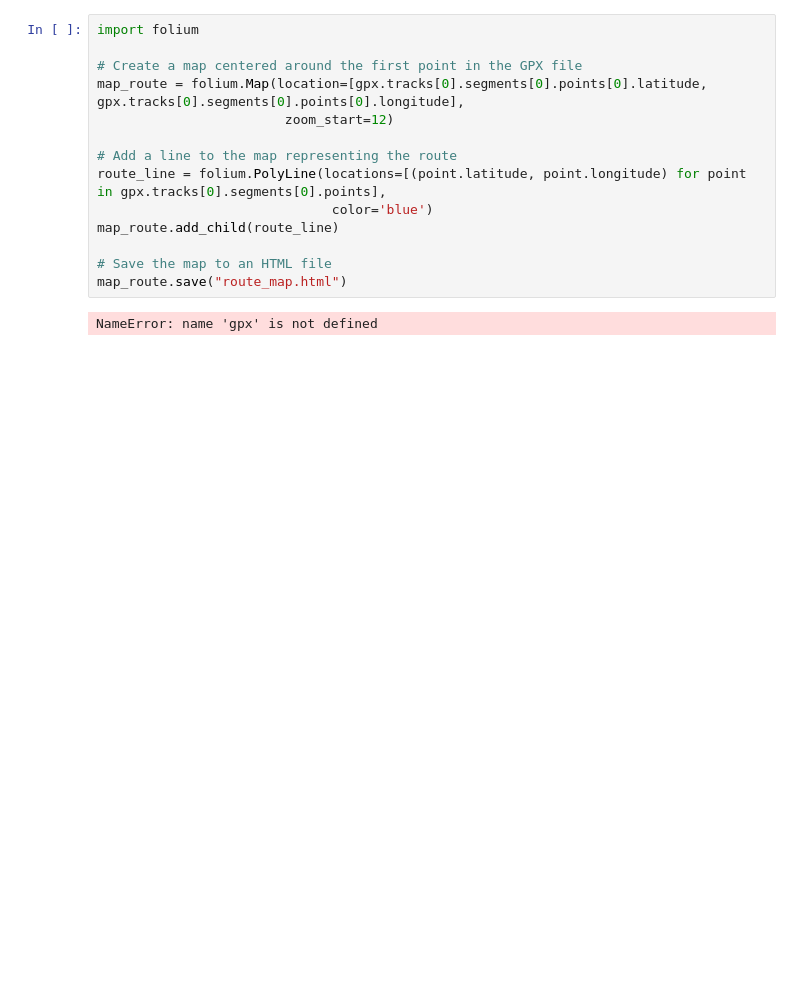
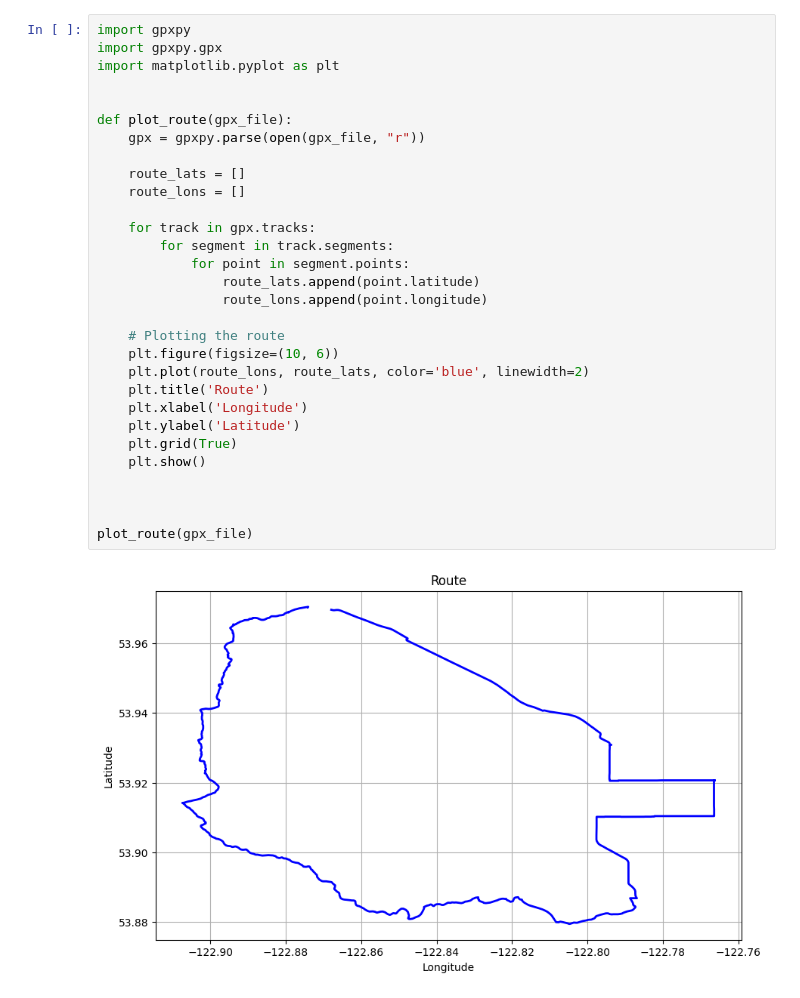
Before and after one commit to oh-wilks/gpx, a Jupyter notebook: gpx_name.ipynb, the cells around one changed output. Cells and saved outputs as stored; diff of their text form; blank space fills up the shorter version.

Commit message:
plot shape

```diff
--- a/gpx_name.ipynb
+++ b/gpx_name.ipynb
@@ -47,16 +49,32 @@ TypeError: unsupported operand type(s) for /: 'NoneType' and 'int'
-# %%
-import folium
-
-# Create a map centered around the first point in the GPX file
-map_route = folium.Map(location=[gpx.tracks[0].segments[0].points[0].latitude, gpx.tracks[0].segments[0].points[0].longitude],
-                        zoom_start=12)
-
-# Add a line to the map representing the route
-route_line = folium.PolyLine(locations=[(point.latitude, point.longitude) for point in gpx.tracks[0].segments[0].points],
-                              color='blue')
-map_route.add_child(route_line)
-
-# Save the map to an HTML file
-map_route.save("route_map.html")
-# %% [output]
-NameError: name 'gpx' is not defined
+# %%
+import gpxpy
+import gpxpy.gpx
+import matplotlib.pyplot as plt
+
+
+def plot_route(gpx_file):
+    gpx = gpxpy.parse(open(gpx_file, "r"))
+
+    route_lats = []
+    route_lons = []
+
+    for track in gpx.tracks:
+        for segment in track.segments:
+            for point in segment.points:
+                route_lats.append(point.latitude)
+                route_lons.append(point.longitude)
+
+    # Plotting the route
+    plt.figure(figsize=(10, 6))
+    plt.plot(route_lons, route_lats, color='blue', linewidth=2)
+    plt.title('Route')
+    plt.xlabel('Longitude')
+    plt.ylabel('Latitude')
+    plt.grid(True)
+    plt.show()
+
+
+
+plot_route(gpx_file)
+# %% [output]
+[figure, added]
```
Also changed, not shown: parts of 1 cell of this notebook.
